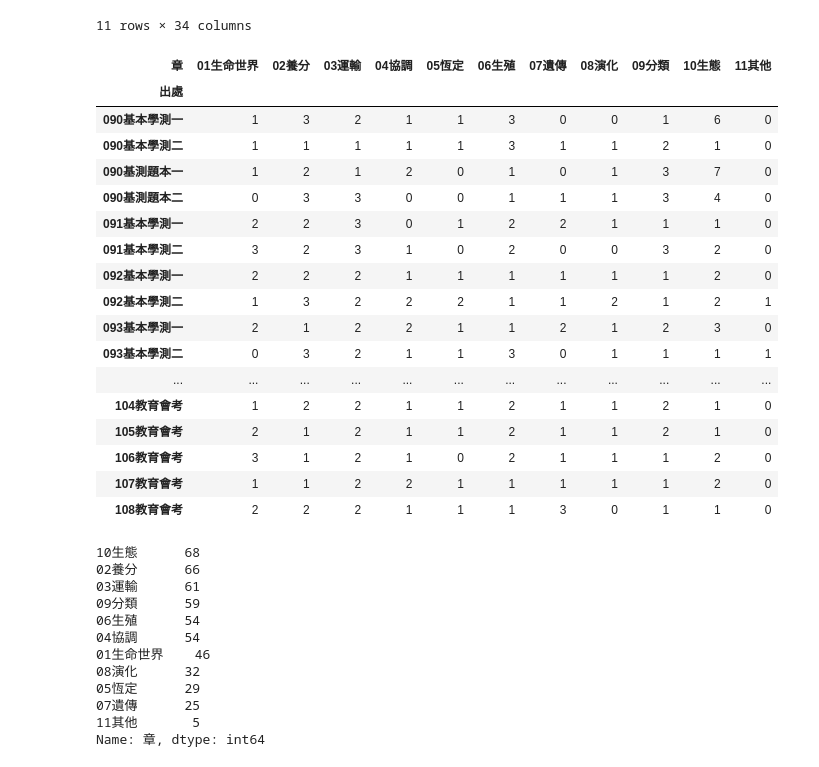
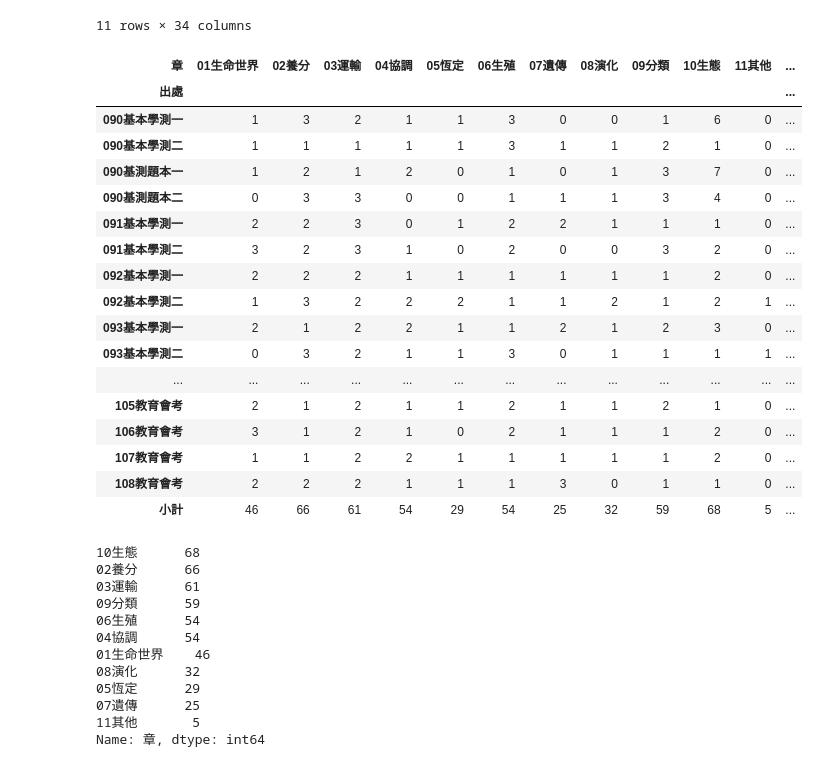
Before and after one commit to ChihHsiangChien/question_database, a Jupyter notebook: 2_question_analyze_and_creater.ipynb, the cells around one changed output. Saved outputs shown, nothing was run; the diff lists cells and outputs as text; code cells hidden in the pictures.

Commit message:
pivot table html

```diff
--- a/2_question_analyze_and_creater.ipynb
+++ b/2_question_analyze_and_creater.ipynb
@@ -775,30 +775,35 @@ pivot
 | 11其他 | 0 | 0 | 0 | 0 | 0 | 0 | 0 | 1 | 0 | 1 | ... |
 11 rows × 34 columns
 # %%
-pivot = df.pivot_table(index='出處',
-                       columns='章',
-                       aggfunc='size',
-                       fill_value=0)
+pivot = df.pivot_table(index = '出處',
+                       columns = '章',
+                       values = '題幹',
+                       aggfunc = 'count',
+                       fill_value = 0,
+                       margins = True,
+                       margins_name = '小計'
+                       )
+
 pivot
 # %% [output]
-| 章 | 01生命世界 | 02養分 | 03運輸 | 04協調 | 05恆定 | 06生殖 | 07遺傳 | 08演化 | 09分類 | 10生態 | 11其他 |
-| 出處 |  |  |  |  |  |  |  |  |  |  |  |
-| 090基本學測一 | 1 | 3 | 2 | 1 | 1 | 3 | 0 | 0 | 1 | 6 | 0 |
-| 090基本學測二 | 1 | 1 | 1 | 1 | 1 | 3 | 1 | 1 | 2 | 1 | 0 |
-| 090基測題本一 | 1 | 2 | 1 | 2 | 0 | 1 | 0 | 1 | 3 | 7 | 0 |
-| 090基測題本二 | 0 | 3 | 3 | 0 | 0 | 1 | 1 | 1 | 3 | 4 | 0 |
-| 091基本學測一 | 2 | 2 | 3 | 0 | 1 | 2 | 2 | 1 | 1 | 1 | 0 |
-| 091基本學測二 | 3 | 2 | 3 | 1 | 0 | 2 | 0 | 0 | 3 | 2 | 0 |
-| 092基本學測一 | 2 | 2 | 2 | 1 | 1 | 1 | 1 | 1 | 1 | 2 | 0 |
-| 092基本學測二 | 1 | 3 | 2 | 2 | 2 | 1 | 1 | 2 | 1 | 2 | 1 |
-| 093基本學測一 | 2 | 1 | 2 | 2 | 1 | 1 | 2 | 1 | 2 | 3 | 0 |
-| 093基本學測二 | 0 | 3 | 2 | 1 | 1 | 3 | 0 | 1 | 1 | 1 | 1 |
-| ... | ... | ... | ... | ... | ... | ... | ... | ... | ... | ... | ... |
-| 104教育會考 | 1 | 2 | 2 | 1 | 1 | 2 | 1 | 1 | 2 | 1 | 0 |
-| 105教育會考 | 2 | 1 | 2 | 1 | 1 | 2 | 1 | 1 | 2 | 1 | 0 |
-| 106教育會考 | 3 | 1 | 2 | 1 | 0 | 2 | 1 | 1 | 1 | 2 | 0 |
-| 107教育會考 | 1 | 1 | 2 | 2 | 1 | 1 | 1 | 1 | 1 | 2 | 0 |
-| 108教育會考 | 2 | 2 | 2 | 1 | 1 | 1 | 3 | 0 | 1 | 1 | 0 |
+| 章 | 01生命世界 | 02養分 | 03運輸 | 04協調 | 05恆定 | 06生殖 | 07遺傳 | 08演化 | 09分類 | 10生態 | 11其他 | ... |
+| 出處 |  |  |  |  |  |  |  |  |  |  |  | ... |
+| 090基本學測一 | 1 | 3 | 2 | 1 | 1 | 3 | 0 | 0 | 1 | 6 | 0 | ... |
+| 090基本學測二 | 1 | 1 | 1 | 1 | 1 | 3 | 1 | 1 | 2 | 1 | 0 | ... |
+| 090基測題本一 | 1 | 2 | 1 | 2 | 0 | 1 | 0 | 1 | 3 | 7 | 0 | ... |
+| 090基測題本二 | 0 | 3 | 3 | 0 | 0 | 1 | 1 | 1 | 3 | 4 | 0 | ... |
+| 091基本學測一 | 2 | 2 | 3 | 0 | 1 | 2 | 2 | 1 | 1 | 1 | 0 | ... |
+| 091基本學測二 | 3 | 2 | 3 | 1 | 0 | 2 | 0 | 0 | 3 | 2 | 0 | ... |
+| 092基本學測一 | 2 | 2 | 2 | 1 | 1 | 1 | 1 | 1 | 1 | 2 | 0 | ... |
+| 092基本學測二 | 1 | 3 | 2 | 2 | 2 | 1 | 1 | 2 | 1 | 2 | 1 | ... |
+| 093基本學測一 | 2 | 1 | 2 | 2 | 1 | 1 | 2 | 1 | 2 | 3 | 0 | ... |
+| 093基本學測二 | 0 | 3 | 2 | 1 | 1 | 3 | 0 | 1 | 1 | 1 | 1 | ... |
+| ... | ... | ... | ... | ... | ... | ... | ... | ... | ... | ... | ... | ... |
+| 105教育會考 | 2 | 1 | 2 | 1 | 1 | 2 | 1 | 1 | 2 | 1 | 0 | ... |
+| 106教育會考 | 3 | 1 | 2 | 1 | 0 | 2 | 1 | 1 | 1 | 2 | 0 | ... |
+| 107教育會考 | 1 | 1 | 2 | 2 | 1 | 1 | 1 | 1 | 1 | 2 | 0 | ... |
+| 108教育會考 | 2 | 2 | 2 | 1 | 1 | 1 | 3 | 0 | 1 | 1 | 0 | ... |
+| 小計 | 46 | 66 | 61 | 54 | 29 | 54 | 25 | 32 | 59 | 68 | 5 | ... |
 # %%
 #依照數量排序
 df['章'].value_counts(sort=True, ascending=False)
```
Also changed, not shown: parts of 2 cells of this notebook, 1 other file.
